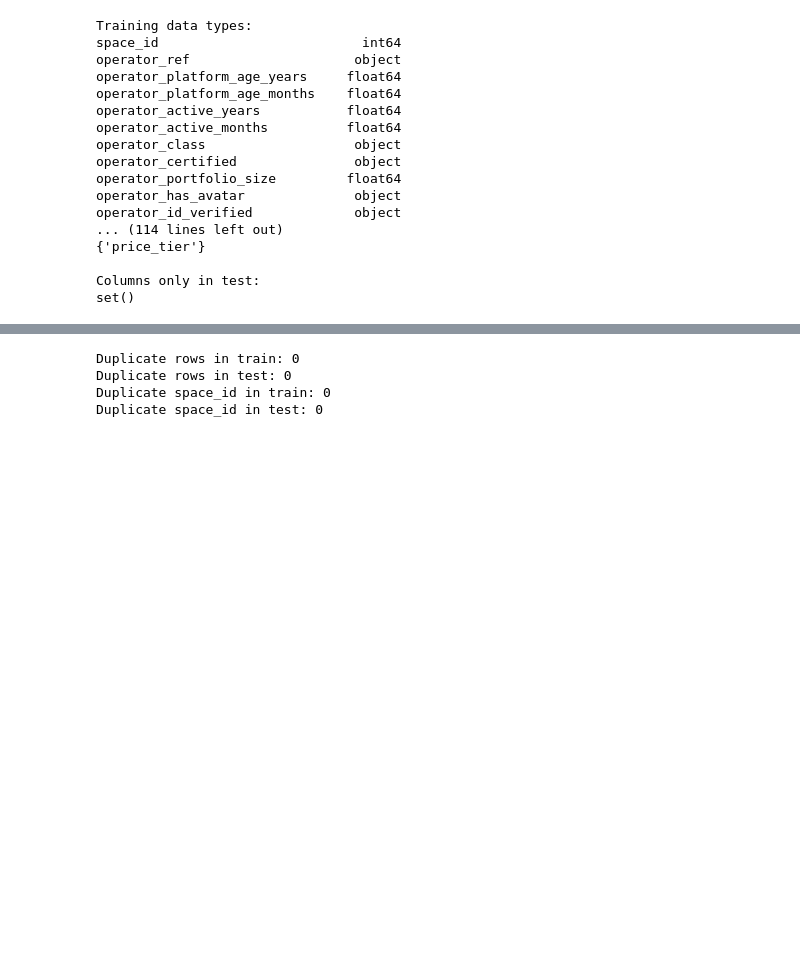
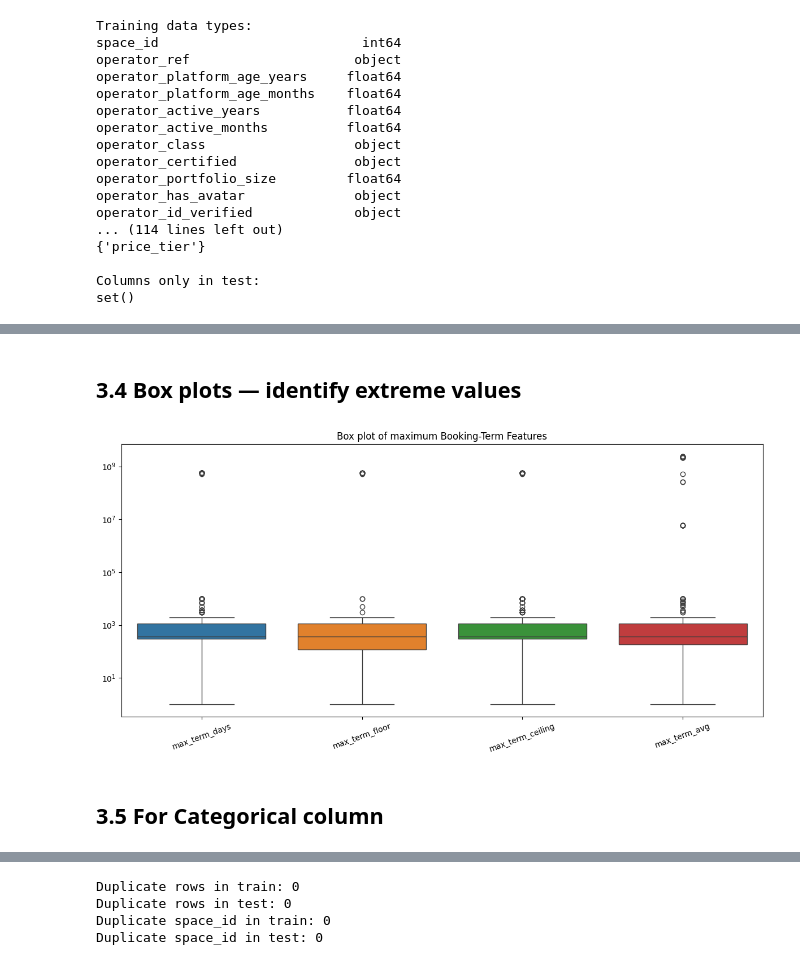
Before and after one commit to 21f2000403/config-api, a Jupyter notebook: 21f2000403-notebook-2026t3.ipynb, the cells around one changed output, grey strips where cells are left out. Drawn from its saved outputs; the diff is of its cells as text; code cells hidden in the pictures; blank space fills up the shorter version.

```diff
--- a/21f2000403-notebook-2026t3.ipynb
+++ b/21f2000403-notebook-2026t3.ipynb
@@ -176,0 +284,21 @@ Name: proportion, dtype: float64
+# %% [markdown]
+## 3.4 Box plots — identify extreme values
+# %%
+cols = [
+    'max_term_days',
+    'max_term_floor',
+    'max_term_ceiling',
+    'max_term_avg'
+]
+
+plt.figure(figsize=(12,6))
+sns.boxplot(data=train[cols])
+plt.yscale('log')
+plt.title('Box plot of maximum Booking-Term Features')
+plt.xticks(rotation=20)
+plt.tight_layout()
+plt.show()
+# %% [output]
+[figure, added]
+# %% [markdown]
+## 3.5 For Categorical column
```
Also changed, not shown: parts of 54 cells of this notebook.
